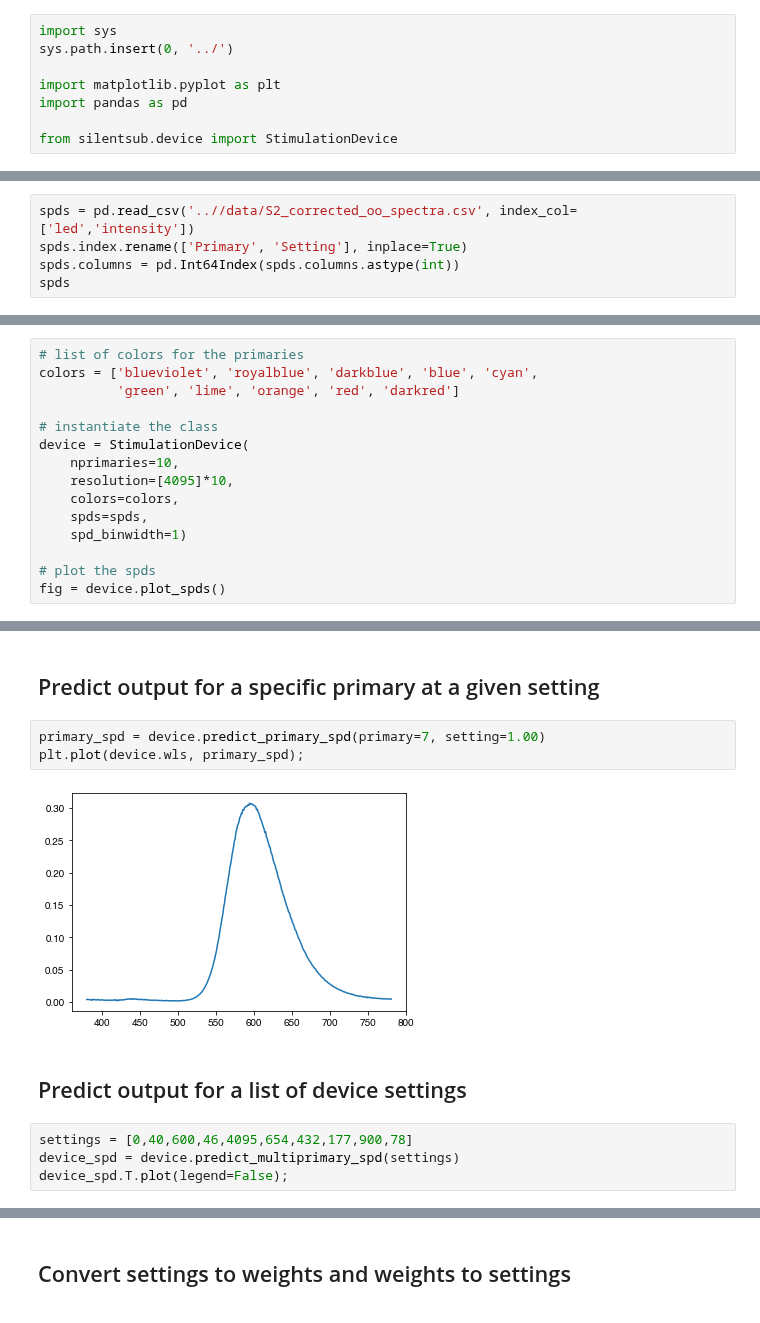
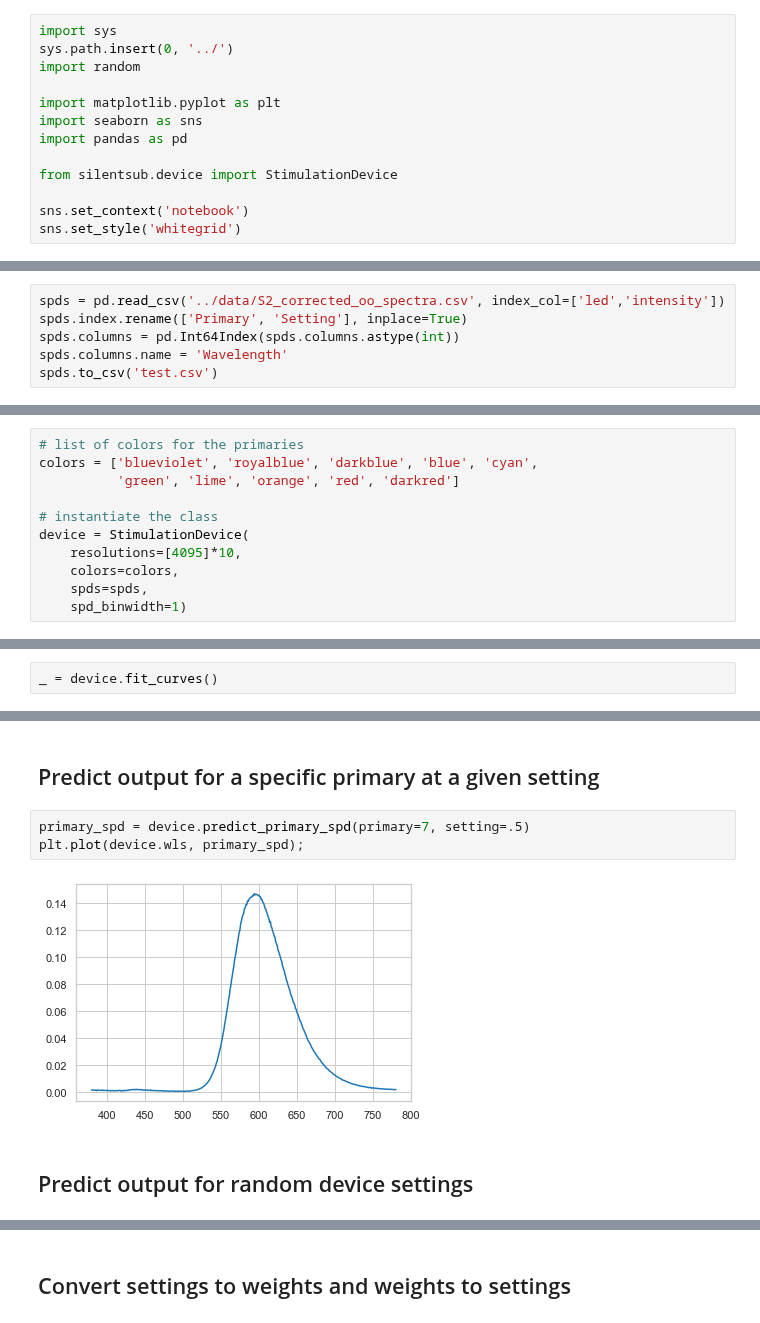
Before and after one commit to PySilentSubstitution/pysilsub, a Jupyter notebook: notebooks/stimulation_device_demo.ipynb, the cells around one changed output, grey strips where cells are left out. Saved outputs shown, nothing was run; the diff lists cells and outputs as text.

Commit message:
Add notebooks / modules /JTM

```diff
--- a/notebooks/stimulation_device_demo.ipynb
+++ b/notebooks/stimulation_device_demo.ipynb
@@ -4,16 +10,22 @@ StimulationDevice class
 # %%
 import sys
 sys.path.insert(0, '../')
+import random
 
 import matplotlib.pyplot as plt
+import seaborn as sns
 import pandas as pd
 
 from silentsub.device import StimulationDevice
+
+sns.set_context('notebook')
+sns.set_style('whitegrid')
 # %% [markdown]
 Load data with pandas -- this is our starting point
 ---------------------------------------------------
 # %%
-spds = pd.read_csv('..//data/S2_corrected_oo_spectra.csv', index_col=['led','intensity'])
+spds = pd.read_csv('../data/S2_corrected_oo_spectra.csv', index_col=['led','intensity'])
 spds.index.rename(['Primary', 'Setting'], inplace=True)
 spds.columns = pd.Int64Index(spds.columns.astype(int))
-spds
+spds.columns.name = 'Wavelength'
+spds.to_csv('test.csv')
@@ -42,11 +39,7 @@ colors = ['blueviolet', 'royalblue', 'darkblue', 'blue', 'cyan',
 
 # instantiate the class
 device = StimulationDevice(
-    nprimaries=10,
-    resolution=[4095]*10,
+    resolutions=[4095]*10,
     colors=colors,
     spds=spds,
     spd_binwidth=1)
-
-# plot the spds
-fig = device.plot_spds()
@@ -54,0 +63,2 @@ fig = device.plot_spds()
+# %%
+_ = device.fit_curves()
@@ -61,14 +152,10 @@ Name: (3, 4095), dtype: float64
 Predict output for a specific primary at a given setting
 --------------------------------------------------------
 # %%
-primary_spd = device.predict_primary_spd(primary=7, setting=1.00)
+primary_spd = device.predict_primary_spd(primary=7, setting=.5)
 plt.plot(device.wls, primary_spd);
 # %% [output]
-[figure, old version]
+[figure, new version]
 # %% [markdown]
-Predict output for a list of device settings
---------------------------------------------
+Predict output for random device settings
+-----------------------------------------
-# %%
-settings = [0,40,600,46,4095,654,432,177,900,78]
-device_spd = device.predict_multiprimary_spd(settings)
-device_spd.T.plot(legend=False);
```
Also changed, not shown: parts of 33 cells of this notebook, 7 other files.
